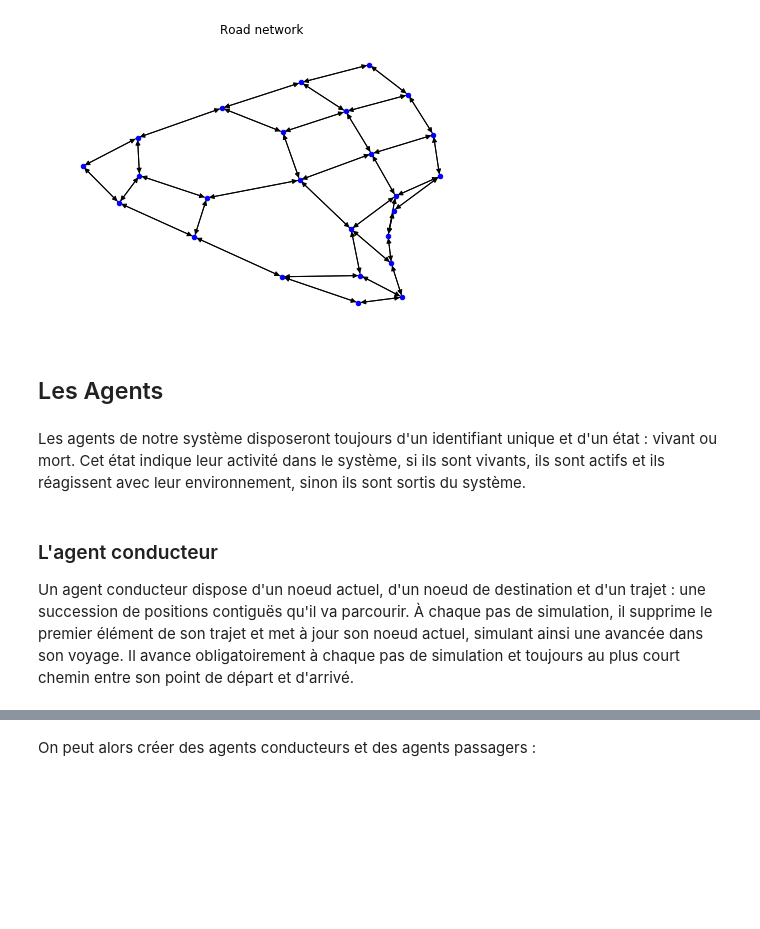
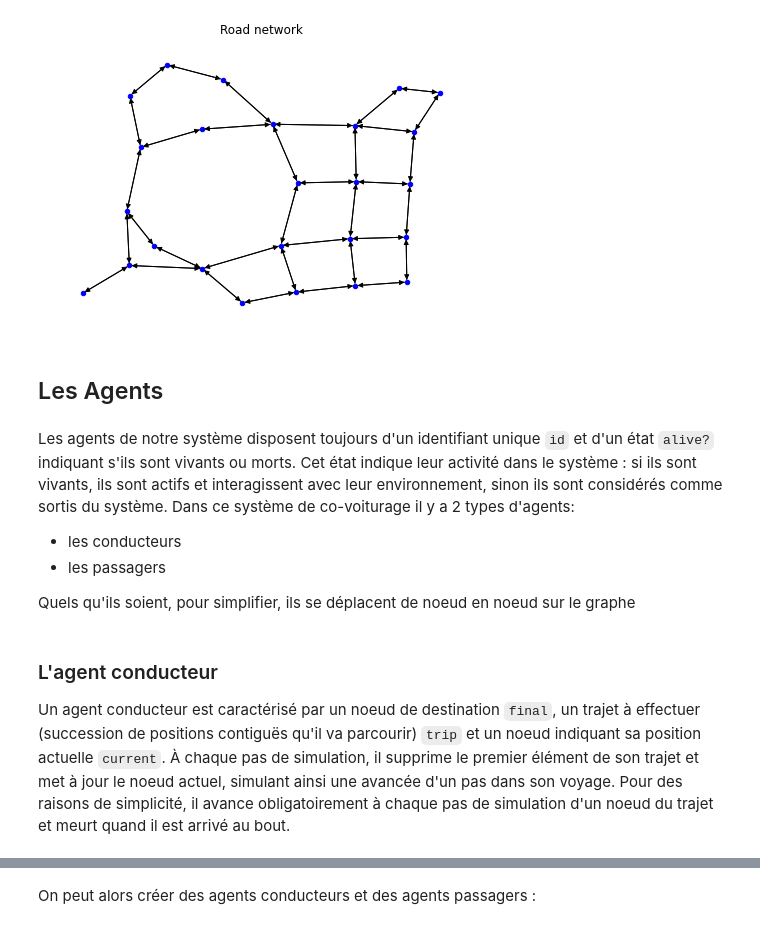
Before and after one commit to cristal-smac/mas_basics, a Jupyter notebook: mas_transportation_basics_fr.ipynb, the cells around one changed output, grey strips where cells are left out. Saved outputs shown, nothing was run; the diff lists cells and outputs as text; code cells hidden in the pictures; blank space fills up the shorter version.

Commit message:
reformualtion de toutes les explications et renommage pour concision du code. Le fond reste le même.

```diff
--- a/mas_transportation_basics_fr.ipynb
+++ b/mas_transportation_basics_fr.ipynb
@@ -73,12 +72,18 @@ def random_edge(graph, nb_edges, delete=True):
 
     return graph
 # %%
-graph = generate_2D_graph(5, coef_suppr=0.1, show=True)
+graph = generate_2D_graph(5, coef_suppr=0.2, show=True)
 # %% [output]
-[figure, old version]
+[figure, new version]
 # %% [markdown]
 ## Les Agents
 # %% [markdown]
-Les agents de notre système disposeront toujours d'un identifiant unique et d'un état : vivant ou mort. Cet état indique leur activité dans le système, si ils sont vivants, ils sont actifs et ils réagissent avec leur environnement, sinon ils sont sortis du système.
+Les agents de notre système disposent toujours d'un identifiant unique `id` et d'un état `alive?` indiquant s'ils sont vivants ou morts. Cet état indique leur activité dans le système : si ils sont vivants, ils sont actifs et
+ interagissent avec leur environnement, sinon ils sont considérés comme sortis du système.
+ Dans ce système de co-voiturage il y a 2 types d'agents:
+ - les conducteurs
+ - les passagers
+
+ Quels qu'ils soient, pour simplifier, ils se déplacent de noeud en noeud sur le graphe
 # %%
 class Agent:
@@ -93,8 +98,8 @@ class Agent:
         pass
 # %% [markdown]
 ### L'agent conducteur
-Un agent conducteur dispose d'un noeud actuel, d'un noeud de destination et d'un trajet : une succession de positions contiguës qu'il va parcourir.
-À chaque pas de simulation, il supprime le premier élément de son trajet et met à jour son noeud actuel, simulant ainsi une avancée dans son voyage.
-Il avance obligatoirement à chaque pas de simulation et toujours au plus court chemin entre son point de départ et d'arrivé.
+Un agent conducteur est caractérisé par un noeud de destination `final`, un trajet à effectuer (succession de positions contiguës qu'il va parcourir) `trip` et un noeud indiquant sa position actuelle `current`.
+À chaque pas de simulation, il supprime le premier élément de son trajet et met à jour le noeud actuel, simulant ainsi une avancée d'un pas dans son voyage.
+Pour des raisons de simplicité, il avance obligatoirement à chaque pas de simulation d'un noeud du trajet et meurt quand il est arrivé au bout.
 # %%
 class DriverAgent(Agent):
```
Also changed, not shown: parts of 39 cells of this notebook.
